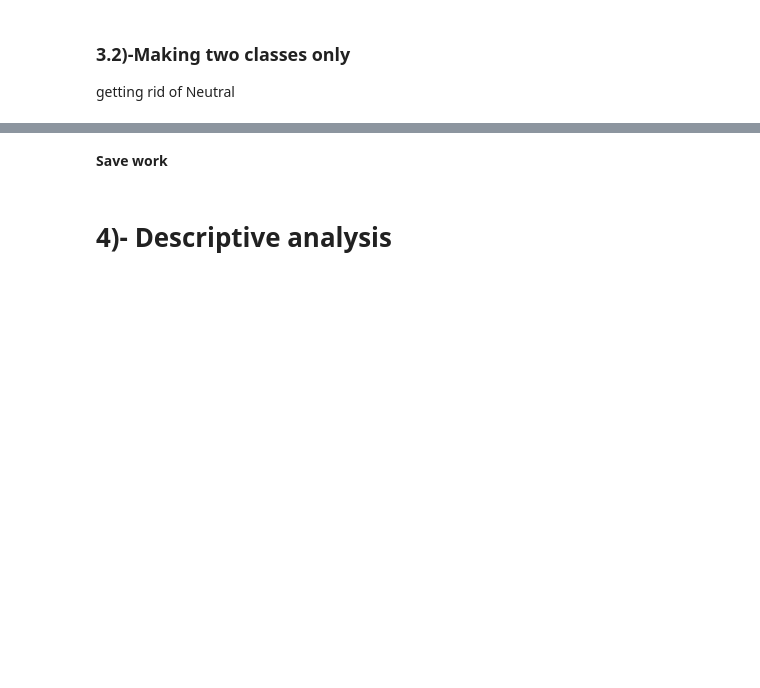
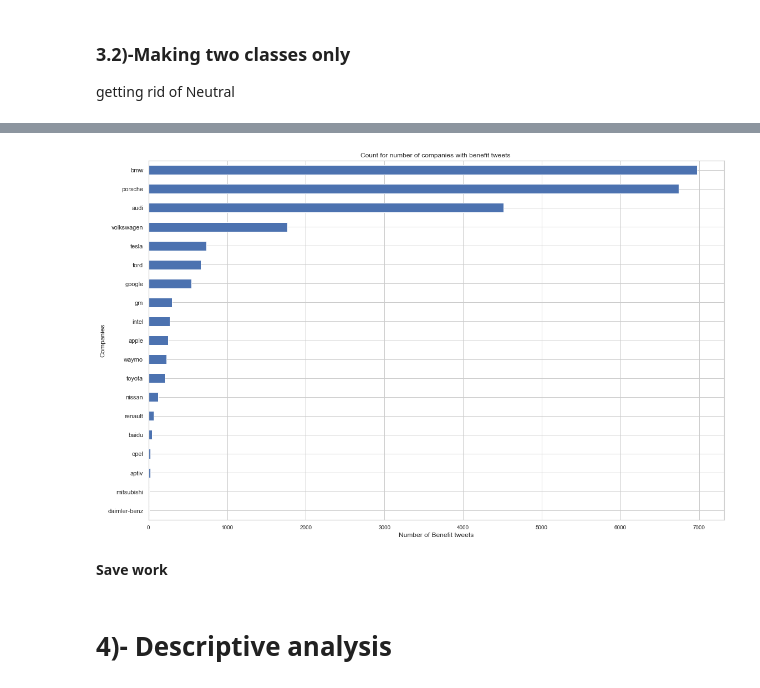
Before and after one commit to HassanSherwani/NLP-Natural-Language-Processing-, a Jupyter notebook: CrowdFlower/5.Descrptive.ipynb, the cells around one changed output, grey strips where cells are left out. Cells and saved outputs as stored; diff of their text form; code cells hidden in the pictures; blank space fills up the shorter version.

```diff
--- a/CrowdFlower/5.Descrptive.ipynb
+++ b/CrowdFlower/5.Descrptive.ipynb
@@ -676,0 +755,2 @@ df.shape
+# %%
+b=b[b.sentiment=="benefit"]
@@ -676,0 +762,2 @@ df.shape
+# %%
+plot_b=b.drop('sentiment', axis=1)
@@ -676,0 +768,6 @@ df.shape
+# %%
+# add all value
+
+plot_var_b=plot_b.sum(axis=0)
+# %%
+plot_sort_b=plot_var_b.sort_values()
@@ -676,0 +797,9 @@ df.shape
+# %%
+plot_sort_b.plot(kind='barh')
+plt.xlabel("Number of Benefit tweets")
+plt.ylabel("Companies")
+plt.title("Count for number of companies with benefit tweets ")
+plt.tight_layout()
+plt.show()
+# %% [output]
+[figure, added]
```
Also changed, not shown: parts of 25 cells of this notebook.
